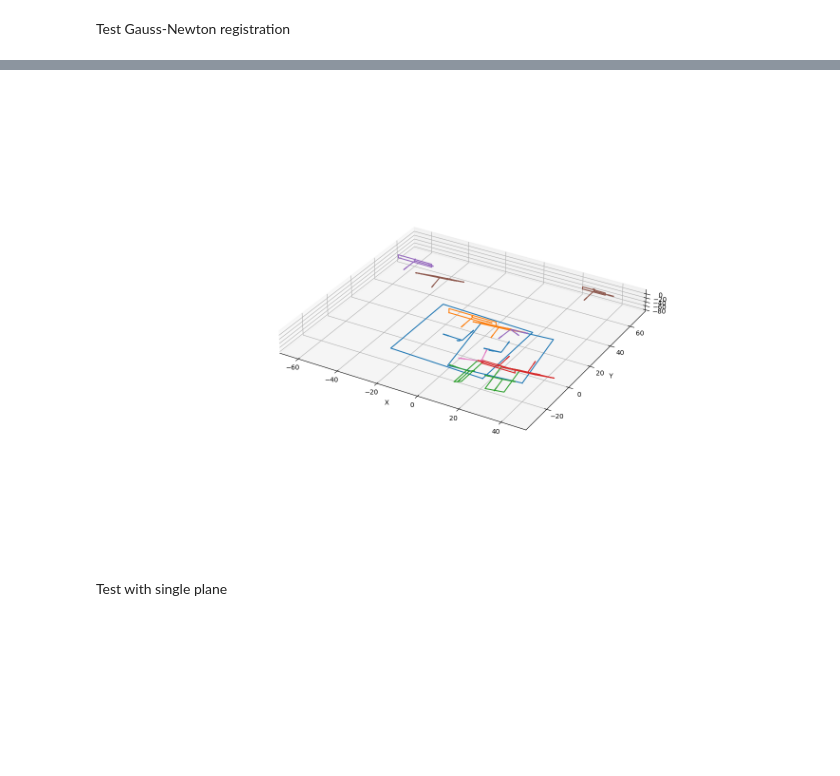
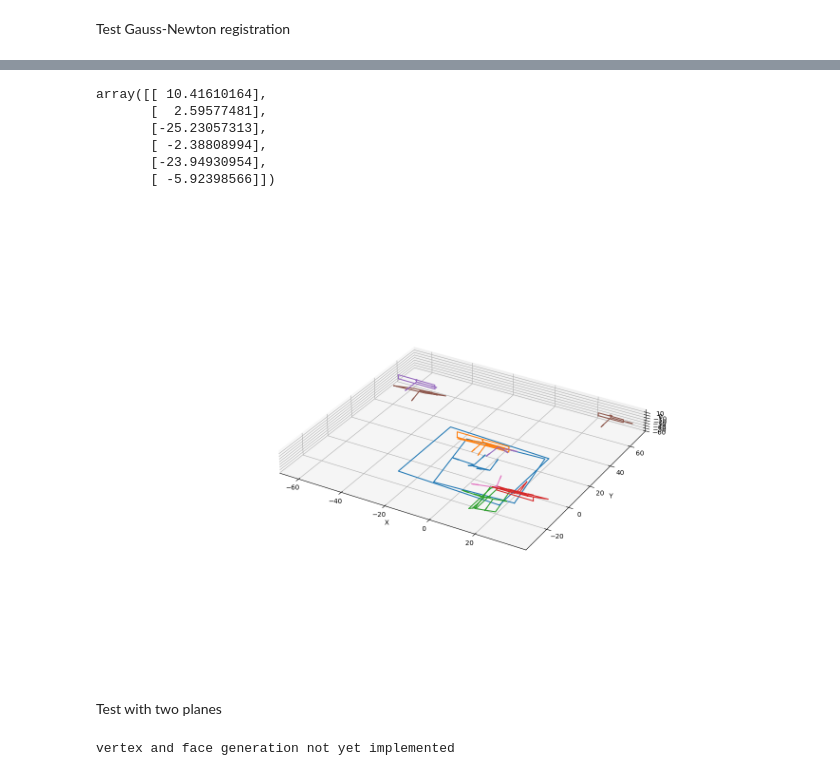
Before and after one commit to Stanford-NavLab/planeslam, a Jupyter notebook: notebooks/registration/gauss_newton_plane_registration.ipynb, the cells around one changed output, grey strips where cells are left out. Cells and saved outputs as stored; diff of their text form; code cells hidden in the pictures; blank space fills up the shorter version.

Commit message:
testing gn registration with 2 planes

```diff
--- a/notebooks/registration/gauss_newton_plane_registration.ipynb
+++ b/notebooks/registration/gauss_newton_plane_registration.ipynb
@@ -58,21 +62,3 @@ color_legend(ax, num_colors)
 n_s, d_s, n_t, d_t = extract_corresponding_features(scans[0], scans[1])
 # %% [markdown]
 Test Gauss-Newton registration
-# %%
-from planeslam.registration import transform_normals
-
-ax = plot_3D_setup(figsize=(10,10))
-for i in range(int(len(n_s)/3)):
-    n = n_s[3*i:3*(i+1)]
-    ax.quiver(0, 0, 0, n[0], n[1], n[2], color='b')
-
-t = np.array([0, 0, 0])[:,None]
-u = np.array([0, 0, 1])[:,None]
-theta = np.radians(30)
-q = np.vstack((t, theta*u))
-
-n_s_T = transform_normals(n_s, q)
-
-for i in range(int(len(n_s)/3)):
-    n = n_s_T[3*i:3*(i+1)]
-    ax.quiver(0, 0, 0, n[0], n[1], n[2], color='r')
@@ -98,30 +99,45 @@ for i in range(n_iters):
+# %%
+q
+# %% [output]
+array([[ 10.41610164],
+       [  2.59577481],
+       [-25.23057313],
+       [ -2.38808994],
+       [-23.94930954],
+       [ -5.92398566]])
 # %%
 # Extract R and t from q
-t_est = q[:3]
+#t_est = q[:3]
+t_est = np.zeros((3,1))
 R_est = expmap(q[3:].flatten())
 
 source_transformed = scans[0]
 source_transformed.transform(R_est, t_est.flatten())
 target = scans[1]
 
 ax = plot_3D_setup(PC_data[0])
 
 source_transformed.plot(ax, show_normals=True)
 target.plot(ax, show_normals=True)
 # %% [output]
-[figure, old version]
+[figure, new version]
 # %% [markdown]
-Test with single plane
+Test with two planes
 # %%
 from planeslam.geometry.plane import BoundedPlane
 from planeslam.registration import expmap
+from planeslam.scan import Scan
 import copy
 
-V = np.array([[-1, 1, -1],
+V1 = np.array([[-1, 1, -1],
               [1, 1, -1],
               [1, 1, 1],
               [-1, 1, 1]])
-P = BoundedPlane(V)
+V2 = np.array([[-1, -1, -1],
+              [-1, 1, -1],
+              [-1, 1, 1],
+              [-1, -1, 1]])
+P = Scan([BoundedPlane(V1), BoundedPlane(V2)])
 
 # Ground-truth transformation
 t = np.array([0, -2, 0])[:,None]
@@ -130,5 +146,7 @@ theta = np.pi/4
 q = np.vstack((t, theta*u))
 
 R = expmap(q[3:].flatten())
+# %% [output]
+vertex and face generation not yet implemented
 # %%
 # P is source, Q is target
```
Also changed, not shown: parts of 10 cells of this notebook, 2 other files.
